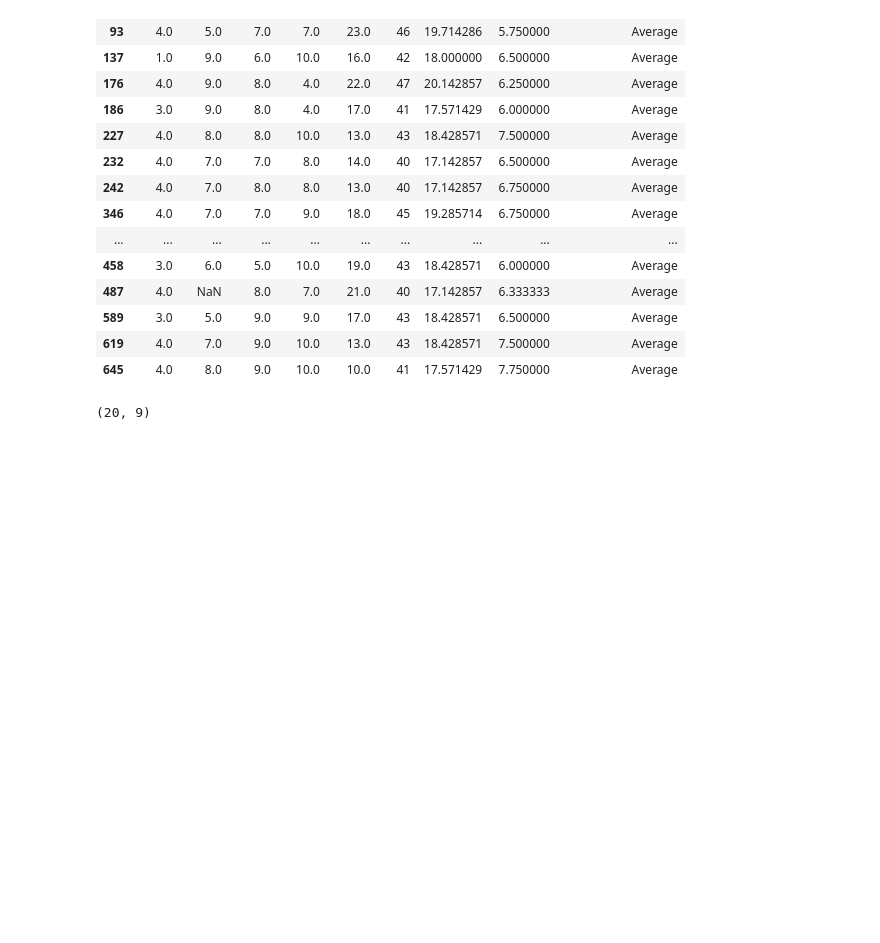
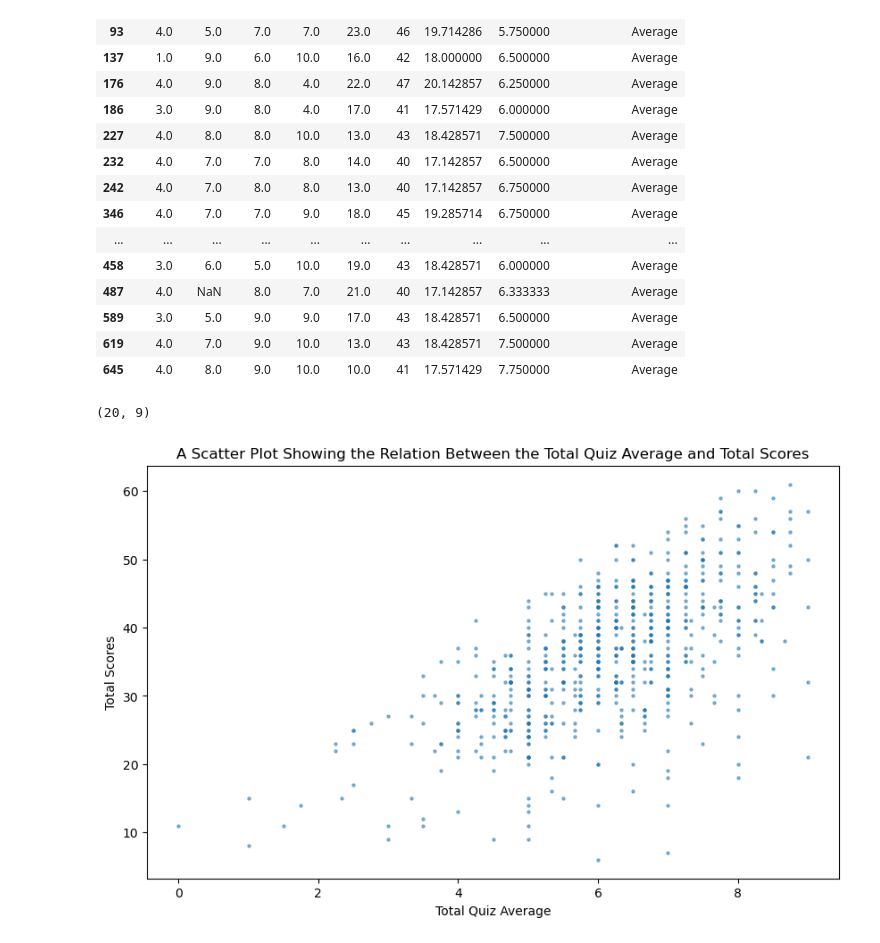
Before and after one commit to Mark-El-arch/Class_results_data-Analysis, a Jupyter notebook: math_results_analysis.ipynb, the cells around one changed output. Saved outputs shown, nothing was run; the diff lists cells and outputs as text; code cells hidden in the pictures; blank space fills up the shorter version.

Commit message:
added scatter plot for analysis visualization

```diff
--- a/math_results_analysis.ipynb
+++ b/math_results_analysis.ipynb
@@ -253,3 +254,11 @@ results_df[(results_df['Q1_10'] < 5) & (results_df['T_70'] >= 40) ]
 results_df[(results_df['Q1_10'] < 5) & (results_df['T_70'] >= 40) ].shape
 # %% [output]
 (20, 9)
+# %%
+plt.figure(figsize=(10, 6))
+plt.scatter(results_df['Quiz_avg'], results_df['T_70'], s=5, alpha=0.5)
+plt.xlabel('Total Quiz Average')
+plt.ylabel('Total Scores')
+plt.title('A Scatter Plot Showing the Relation Between the Total Quiz Average and Total Scores');
+# %% [output]
+[figure, added]
```
Also changed, not shown: parts of 3 cells of this notebook.
